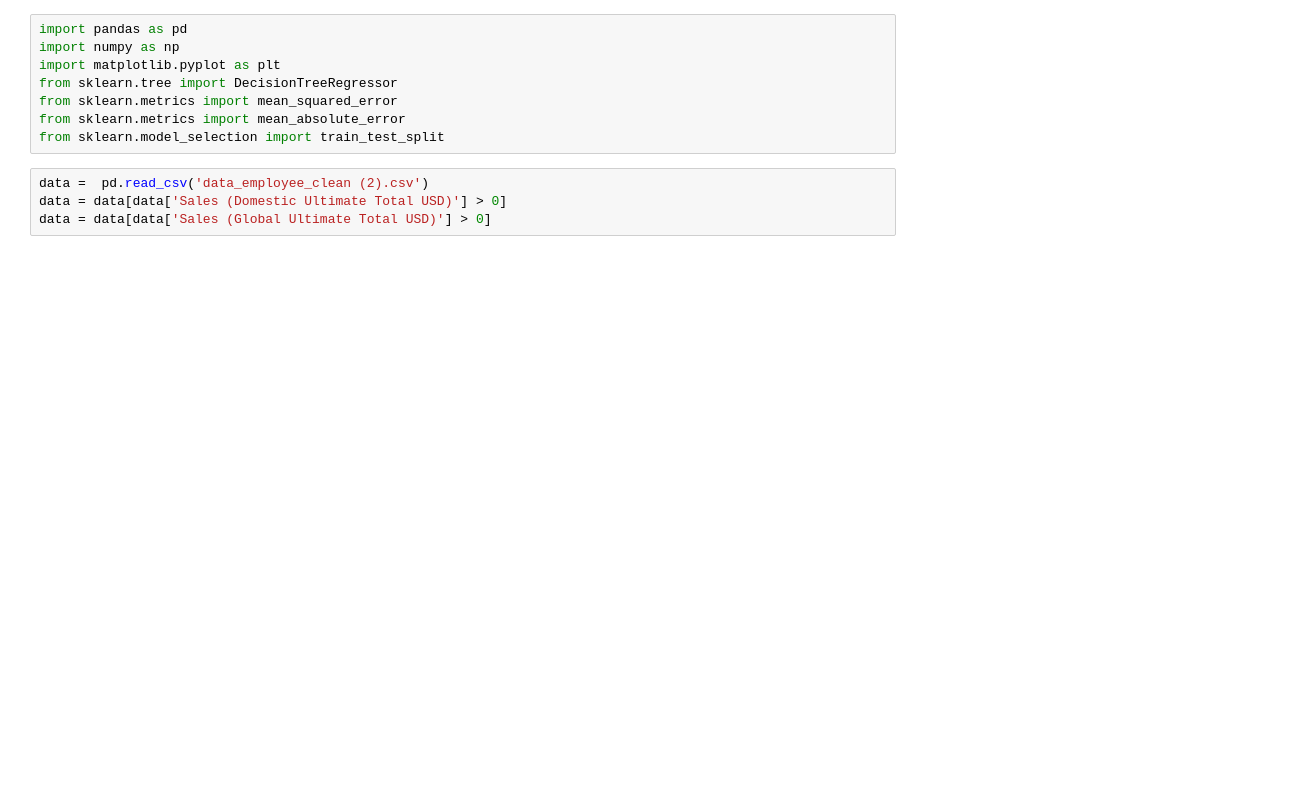
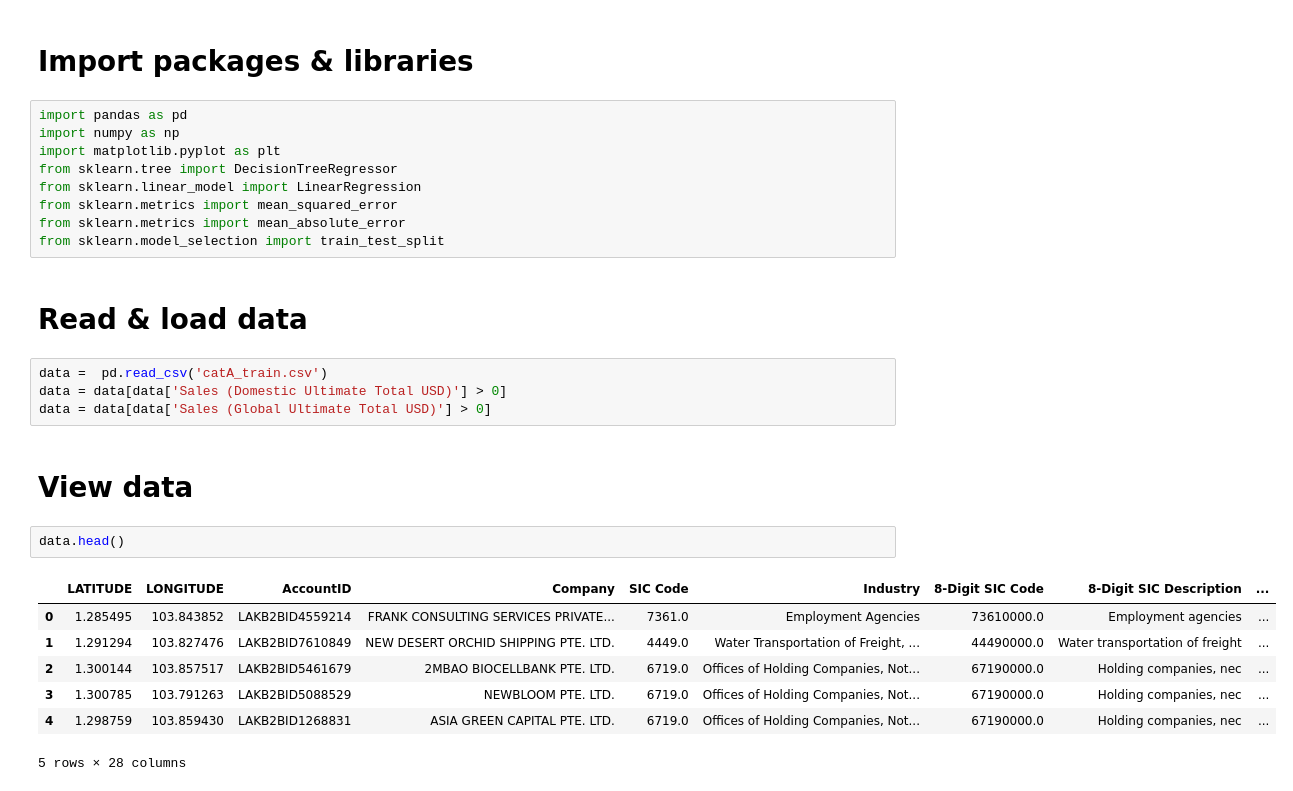
Before and after one commit to nguyenmybinhan/NUS-SDS-Datathon-Champion-TheViets, a Jupyter notebook: Decision_Tree_Regression_All_Employees_Sales.ipynb, the cells around one changed output. Cells and saved outputs as stored; diff of their text form; blank space fills up the shorter version.

```diff
--- a/Decision_Tree_Regression_All_Employees_Sales.ipynb
+++ b/Decision_Tree_Regression_All_Employees_Sales.ipynb
@@ -1,12 +1,29 @@
+# %% [markdown]
+# Import packages & libraries
 # %%
 import pandas as pd
 import numpy as np
 import matplotlib.pyplot as plt
 from sklearn.tree import DecisionTreeRegressor
+from sklearn.linear_model import LinearRegression
 from sklearn.metrics import mean_squared_error
 from sklearn.metrics import mean_absolute_error
 from sklearn.model_selection import train_test_split
+# %% [markdown]
+# Read & load data
 # %%
-data =  pd.read_csv('data_employee_clean (2).csv')
+data =  pd.read_csv('catA_train.csv')
 data = data[data['Sales (Domestic Ultimate Total USD)'] > 0]
 data = data[data['Sales (Global Ultimate Total USD)'] > 0]
+# %% [markdown]
+# View data
+# %%
+data.head()
+# %% [output]
+|  | LATITUDE | LONGITUDE | AccountID | Company | SIC Code | Industry | 8-Digit SIC Code | 8-Digit SIC Description | ... |
+| 0 | 1.285495 | 103.843852 | LAKB2BID4559214 | FRANK CONSULTING SERVICES PRIVATE... | 7361.0 | Employment Agencies | 73610000.0 | Employment agencies | ... |
+| 1 | 1.291294 | 103.827476 | LAKB2BID7610849 | NEW DESERT ORCHID SHIPPING PTE. LTD. | 4449.0 | Water Transportation of Freight, ... | 44490000.0 | Water transportation of freight | ... |
+| 2 | 1.300144 | 103.857517 | LAKB2BID5461679 | 2MBAO BIOCELLBANK PTE. LTD. | 6719.0 | Offices of Holding Companies, Not... | 67190000.0 | Holding companies, nec | ... |
+| 3 | 1.300785 | 103.791263 | LAKB2BID5088529 | NEWBLOOM PTE. LTD. | 6719.0 | Offices of Holding Companies, Not... | 67190000.0 | Holding companies, nec | ... |
+| 4 | 1.298759 | 103.859430 | LAKB2BID1268831 | ASIA GREEN CAPITAL PTE. LTD. | 6719.0 | Offices of Holding Companies, Not... | 67190000.0 | Holding companies, nec | ... |
+5 rows × 28 columns
```
Also changed, not shown: parts of 35 cells of this notebook.
